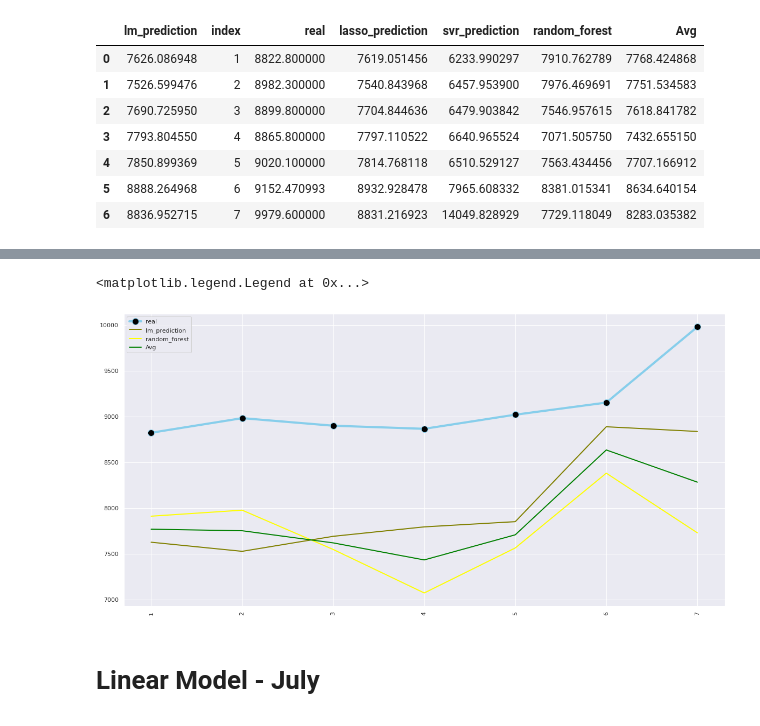
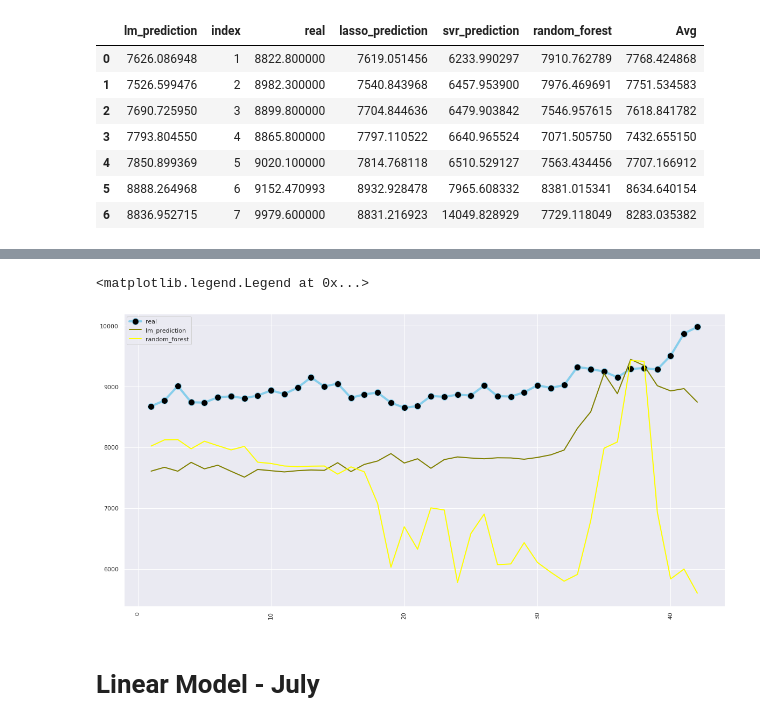
Before and after one commit to DonaldTurton/iLab2, a Jupyter notebook: Modelling_4hr.ipynb, the cells around one changed output, grey strips where cells are left out. Cells and saved outputs as stored; diff of their text form; code cells hidden in the pictures.

```diff
--- a/Modelling_4hr.ipynb
+++ b/Modelling_4hr.ipynb
@@ -388,7 +386,7 @@ strong multicollinearity or other numerical problems.
 # %%
 # Predict the model on the x_test data
 y_pred_may = pd.DataFrame(model.predict(x_test_may))
-y_pred_may['index'] = range(1,8)
+y_pred_may['index'] = range(1,43)
 # %%
 y_pred_may
 # %% [output]
@@ -403,6 +410,6 @@ y_pred_may
 # %%
-y_test_may = pd.DataFrame(y_test_may)[0:7]
-y_test_may['index'] = range(1,8)
+y_test_may = pd.DataFrame(y_test_may)[0:42]
+y_test_may['index'] = range(1,43)
 # %%
 y_test_may
 # %% [output]
@@ -566,7 +571,7 @@ y_pred_may_svr = sc_y.inverse_transform(y_pred_may_svr)
 
 
 y_pred_may_svr = pd.DataFrame(y_pred_may_svr)
-y_pred_may_svr['index'] = range(1,8)
+y_pred_may_svr['index'] = range(1,43)
 y_pred_may_svr
 # %% [output]
 |  | 0 | index |
@@ -581,7 +595,7 @@ y_pred_may_svr
 # merge the prediction and actual data frames
 merge_may = merge_may.merge(y_pred_may_svr, on='index', how='left')
 # %%
-merge_may.columns = ['lm_prediction', 'index', 'real', 'lasso_prediction', 'svr_prediction']
+merge_may.columns = ['lm_prediction', 'index', 'real', 'svr_prediction']
 # %%
 merge_may['Avg'] = (merge_may['lm_prediction'] + merge_may['random_forest']) / 2
 
@@ -613,17 +636,17 @@ merge_may
 # %%
 # Plot the predicted vs actual in matplot lib
 import matplotlib.pyplot as plt
 plt.plot( 'index', 'real', data=merge_may, marker='o', markerfacecolor='black', markersize=12, color='skyblue', linewidth=4)
 plt.plot( 'index', 'lm_prediction', data=merge_may, marker='', color='olive', linewidth=2)
 #plt.plot( 'index', 'lasso_prediction', data=merge_may, marker='', color='red', linewidth=2)
 #plt.plot( 'index', 'svr_prediction', data=merge_may, marker='', color='green', linewidth=2)
 plt.plot( 'index', 'random_forest', data=merge_may, marker='', color='yellow', linewidth=2)
-plt.plot( 'index', 'Avg', data=merge_may, marker='', color='green', linewidth=2)
+#plt.plot( 'index', 'Avg', data=merge_may, marker='', color='green', linewidth=2)
 plt.xticks(rotation='vertical')
 plt.legend()
 # %% [output]
 <matplotlib.legend.Legend at 0x...>
-[figure, old version]
+[figure, new version]
 # %% [markdown]
 # Linear Model - July
 # %%
```
Also changed, not shown: parts of 81 cells of this notebook.
